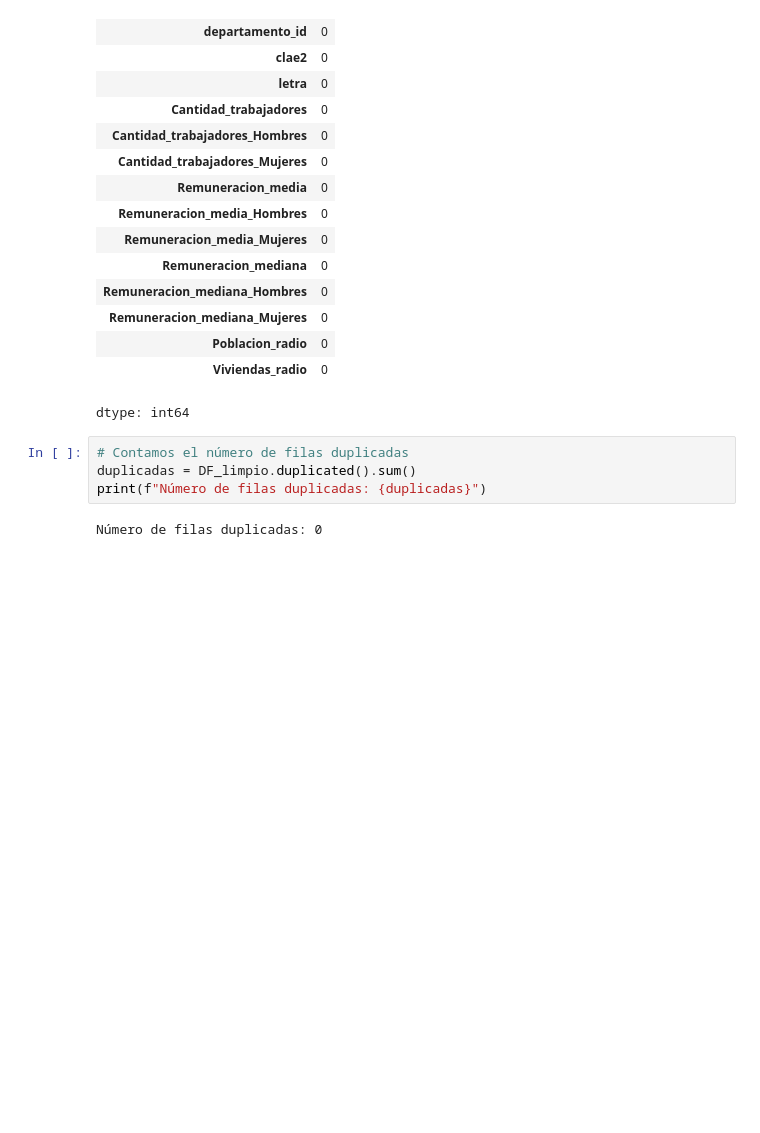
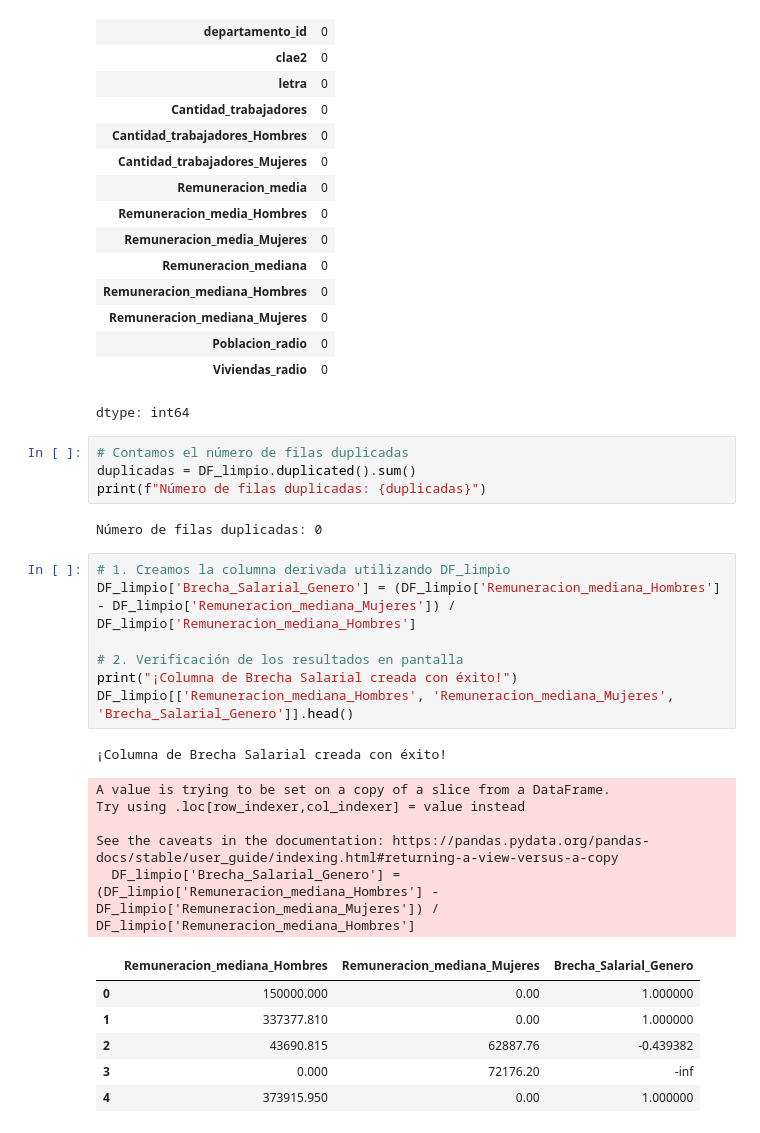
Before and after one commit to tost1n/Tp-laboratorio, a Jupyter notebook: Tp.ipynb, the cells around one changed output. Saved outputs shown, nothing was run; the diff lists cells and outputs as text; blank space fills up the shorter version.

Commit message:
Se agregaron columnas utiles

```diff
--- a/Tp.ipynb
+++ b/Tp.ipynb
@@ -160,3 +160,23 @@ duplicadas = DF_limpio.duplicated().sum()
 print(f"Número de filas duplicadas: {duplicadas}")
 # %% [output]
 Número de filas duplicadas: 0
+# %%
+# 1. Creamos la columna derivada utilizando DF_limpio
+DF_limpio['Brecha_Salarial_Genero'] = (DF_limpio['Remuneracion_mediana_Hombres'] - DF_limpio['Remuneracion_mediana_Mujeres']) / DF_limpio['Remuneracion_mediana_Hombres']
+
+# 2. Verificación de los resultados en pantalla
+print("¡Columna de Brecha Salarial creada con éxito!")
+DF_limpio[['Remuneracion_mediana_Hombres', 'Remuneracion_mediana_Mujeres', 'Brecha_Salarial_Genero']].head()
+# %% [output]
+¡Columna de Brecha Salarial creada con éxito!
+A value is trying to be set on a copy of a slice from a DataFrame.
+Try using .loc[row_indexer,col_indexer] = value instead
+
+See the caveats in the documentation: https://pandas.pydata.org/pandas-docs/stable/user_guide/indexing.html#returning-a-view-versus-a-copy
+  DF_limpio['Brecha_Salarial_Genero'] = (DF_limpio['Remuneracion_mediana_Hombres'] - DF_limpio['Remuneracion_mediana_Mujeres']) / DF_limpio['Remuneracion_mediana_Hombres']
+|  | Remuneracion_mediana_Hombres | Remuneracion_mediana_Mujeres | Brecha_Salarial_Genero |
+| 0 | 150000.000 | 0.00 | 1.000000 |
+| 1 | 337377.810 | 0.00 | 1.000000 |
+| 2 | 43690.815 | 62887.76 | -0.439382 |
+| 3 | 0.000 | 72176.20 | -inf |
+| 4 | 373915.950 | 0.00 | 1.000000 |
```
Also changed, not shown: parts of 4 cells of this notebook.
